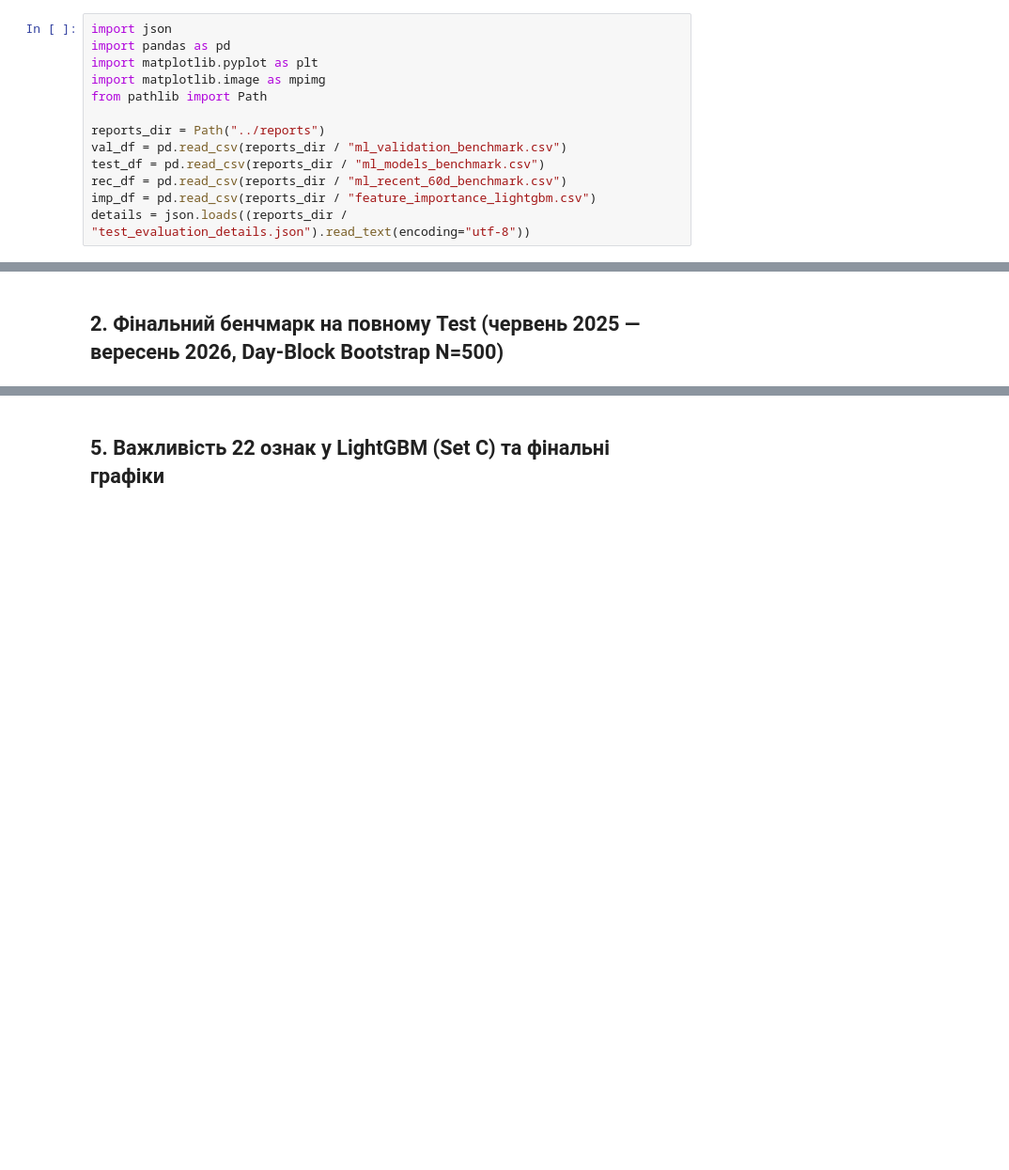
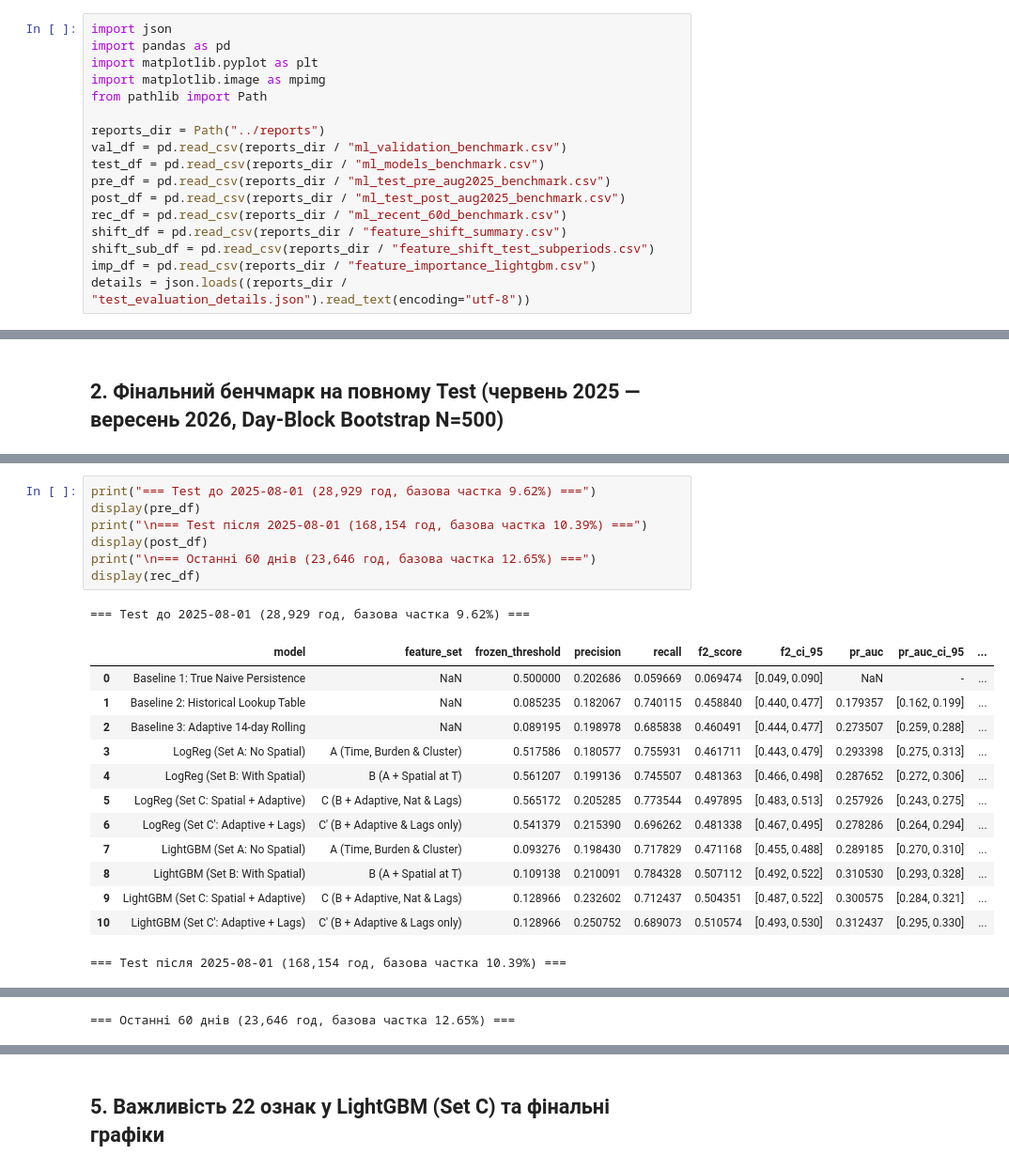
Before and after one commit to Yaroo-a/ukrainian-air-raid-sirens-analysis, a Jupyter notebook: notebooks/05_ml_forecasting_experiment.ipynb, the cells around one changed output, grey strips where cells are left out. Shown at 94% size. Saved outputs shown, nothing was run; the diff lists cells and outputs as text; blank space fills up the shorter version.

Commit message:
feat(ml,docs): add feature shift analysis, Set C' experiment, post-hoc labels, and upstream verification

```diff
--- a/notebooks/05_ml_forecasting_experiment.ipynb
+++ b/notebooks/05_ml_forecasting_experiment.ipynb
@@ -16,7 +17,11 @@ from pathlib import Path
 reports_dir = Path("../reports")
 val_df = pd.read_csv(reports_dir / "ml_validation_benchmark.csv")
 test_df = pd.read_csv(reports_dir / "ml_models_benchmark.csv")
+pre_df = pd.read_csv(reports_dir / "ml_test_pre_aug2025_benchmark.csv")
+post_df = pd.read_csv(reports_dir / "ml_test_post_aug2025_benchmark.csv")
 rec_df = pd.read_csv(reports_dir / "ml_recent_60d_benchmark.csv")
+shift_df = pd.read_csv(reports_dir / "feature_shift_summary.csv")
+shift_sub_df = pd.read_csv(reports_dir / "feature_shift_test_subperiods.csv")
 imp_df = pd.read_csv(reports_dir / "feature_importance_lightgbm.csv")
 details = json.loads((reports_dir / "test_evaluation_details.json").read_text(encoding="utf-8"))
 # %% [markdown]
@@ -114,0 +63,22 @@ print(details["lgb_set_c_prob_quantiles"])
+# %%
+print("=== Test до 2025-08-01 (28,929 год, базова частка 9.62%) ===")
+display(pre_df)
+print("\n=== Test після 2025-08-01 (168,154 год, базова частка 10.39%) ===")
+display(post_df)
+print("\n=== Останні 60 днів (23,646 год, базова частка 12.65%) ===")
+display(rec_df)
+# %% [output]
+=== Test до 2025-08-01 (28,929 год, базова частка 9.62%) ===
+|  | model | feature_set | frozen_threshold | precision | recall | f2_score | f2_ci_95 | pr_auc | pr_auc_ci_95 | ... |
+| 0 | Baseline 1: True Naive Persistence | NaN | 0.500000 | 0.202686 | 0.059669 | 0.069474 | [0.049, 0.090] | NaN | - | ... |
+| 1 | Baseline 2: Historical Lookup Table | NaN | 0.085235 | 0.182067 | 0.740115 | 0.458840 | [0.440, 0.477] | 0.179357 | [0.162, 0.199] | ... |
+| 2 | Baseline 3: Adaptive 14-day Rolling | NaN | 0.089195 | 0.198978 | 0.685838 | 0.460491 | [0.444, 0.477] | 0.273507 | [0.259, 0.288] | ... |
+| 3 | LogReg (Set A: No Spatial) | A (Time, Burden & Cluster) | 0.517586 | 0.180577 | 0.755931 | 0.461711 | [0.443, 0.479] | 0.293398 | [0.275, 0.313] | ... |
+| 4 | LogReg (Set B: With Spatial) | B (A + Spatial at T) | 0.561207 | 0.199136 | 0.745507 | 0.481363 | [0.466, 0.498] | 0.287652 | [0.272, 0.306] | ... |
+| 5 | LogReg (Set C: Spatial + Adaptive) | C (B + Adaptive, Nat & Lags) | 0.565172 | 0.205285 | 0.773544 | 0.497895 | [0.483, 0.513] | 0.257926 | [0.243, 0.275] | ... |
+| 6 | LogReg (Set C': Adaptive + Lags) | C' (B + Adaptive & Lags only) | 0.541379 | 0.215390 | 0.696262 | 0.481338 | [0.467, 0.495] | 0.278286 | [0.264, 0.294] | ... |
+| 7 | LightGBM (Set A: No Spatial) | A (Time, Burden & Cluster) | 0.093276 | 0.198430 | 0.717829 | 0.471168 | [0.455, 0.488] | 0.289185 | [0.270, 0.310] | ... |
+| 8 | LightGBM (Set B: With Spatial) | B (A + Spatial at T) | 0.109138 | 0.210091 | 0.784328 | 0.507112 | [0.492, 0.522] | 0.310530 | [0.293, 0.328] | ... |
+| 9 | LightGBM (Set C: Spatial + Adaptive) | C (B + Adaptive, Nat & Lags) | 0.128966 | 0.232602 | 0.712437 | 0.504351 | [0.487, 0.522] | 0.300575 | [0.284, 0.321] | ... |
+| 10 | LightGBM (Set C': Adaptive + Lags) | C' (B + Adaptive & Lags only) | 0.128966 | 0.250752 | 0.689073 | 0.510574 | [0.493, 0.530] | 0.312437 | [0.295, 0.330] | ... |
+=== Test після 2025-08-01 (168,154 год, базова частка 10.39%) ===
@@ -114,0 +97 @@ print(details["lgb_set_c_prob_quantiles"])
+=== Останні 60 днів (23,646 год, базова частка 12.65%) ===
```
Also changed, not shown: parts of 11 cells of this notebook, 31 other files.
